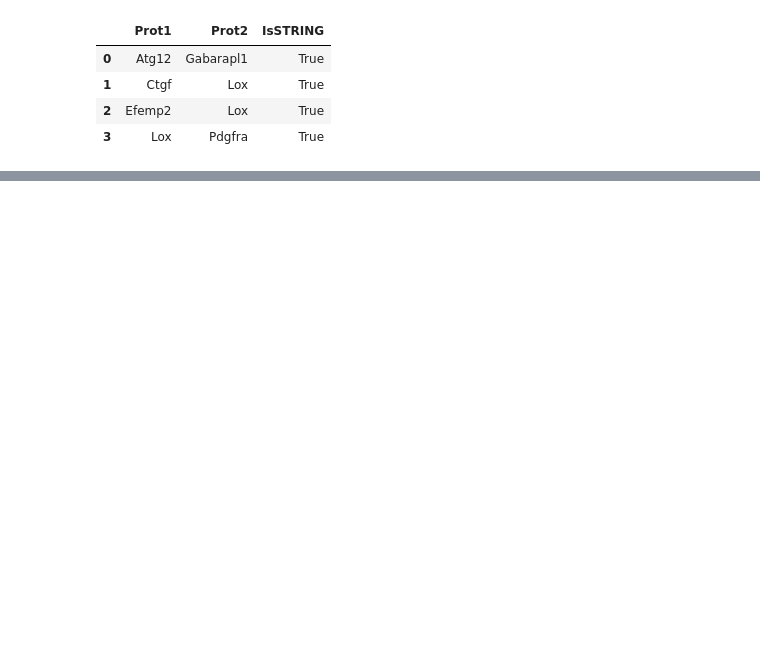
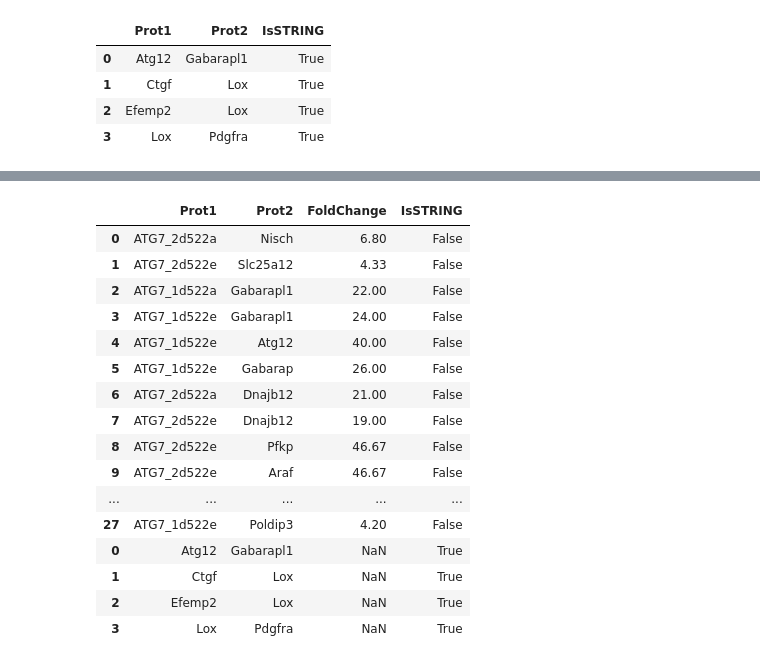
Before and after one commit to Keviosta/PhD_ATG7, a Jupyter notebook: ATG7/ATG7_in_vitro_cell_lines/interactome_mef_huh7/ATG7 mutants/mef_mutant_all_interactons_to_cytoscape.ipynb, the cells around one changed output, grey strips where cells are left out. Cells and saved outputs as stored; diff of their text form; code cells hidden in the pictures; blank space fills up the shorter version.

```diff
--- a/ATG7/ATG7_in_vitro_cell_lines/interactome_mef_huh7/ATG7 mutants/mef_mutant_all_interactons_to_cytoscape.ipynb
+++ b/ATG7/ATG7_in_vitro_cell_lines/interactome_mef_huh7/ATG7 mutants/mef_mutant_all_interactons_to_cytoscape.ipynb
@@ -101,0 +117,21 @@ df_final.to_csv(path2+'df_mutant_cytoscape_mefs.csv',sep = ",")
+# %%
+df_inter_mefs = pandas.concat([df_inter_mefs, df_off], axis=0)
+df_inter_mefs
+# %% [output]
+|  | Prot1 | Prot2 | FoldChange | IsSTRING |
+| 0 | ATG7_2d522a | Nisch | 6.80 | False |
+| 1 | ATG7_2d522e | Slc25a12 | 4.33 | False |
+| 2 | ATG7_1d522a | Gabarapl1 | 22.00 | False |
+| 3 | ATG7_1d522e | Gabarapl1 | 24.00 | False |
+| 4 | ATG7_1d522e | Atg12 | 40.00 | False |
+| 5 | ATG7_1d522e | Gabarap | 26.00 | False |
+| 6 | ATG7_2d522a | Dnajb12 | 21.00 | False |
+| 7 | ATG7_2d522e | Dnajb12 | 19.00 | False |
+| 8 | ATG7_2d522e | Pfkp | 46.67 | False |
+| 9 | ATG7_2d522e | Araf | 46.67 | False |
+| ... | ... | ... | ... | ... |
+| 27 | ATG7_1d522e | Poldip3 | 4.20 | False |
+| 0 | Atg12 | Gabarapl1 | NaN | True |
+| 1 | Ctgf | Lox | NaN | True |
+| 2 | Efemp2 | Lox | NaN | True |
+| 3 | Lox | Pdgfra | NaN | True |
```
Also changed, not shown: parts of 12 cells of this notebook, 1 other file.
